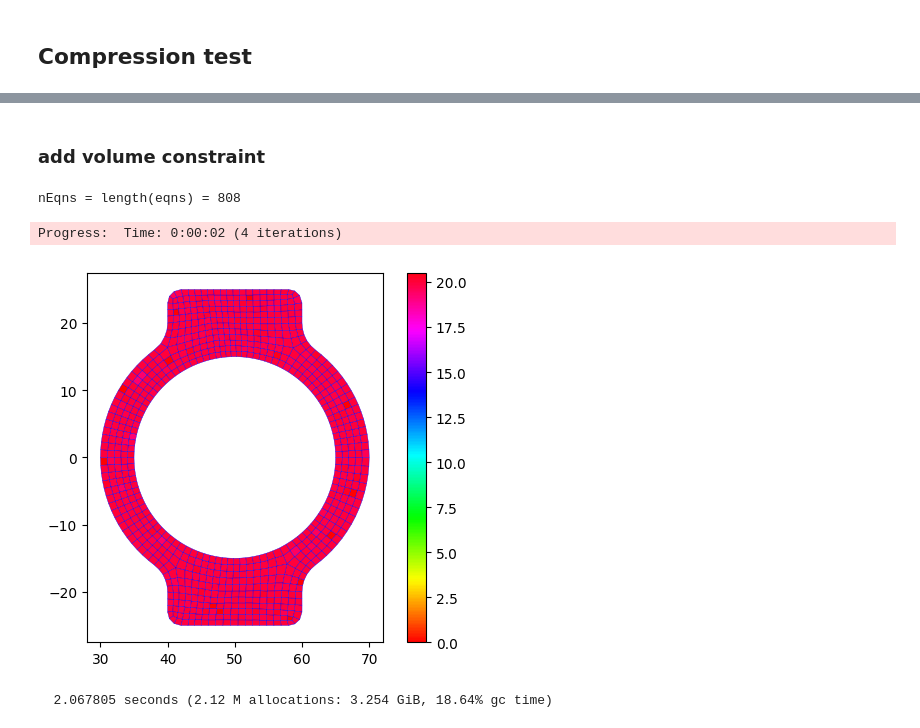
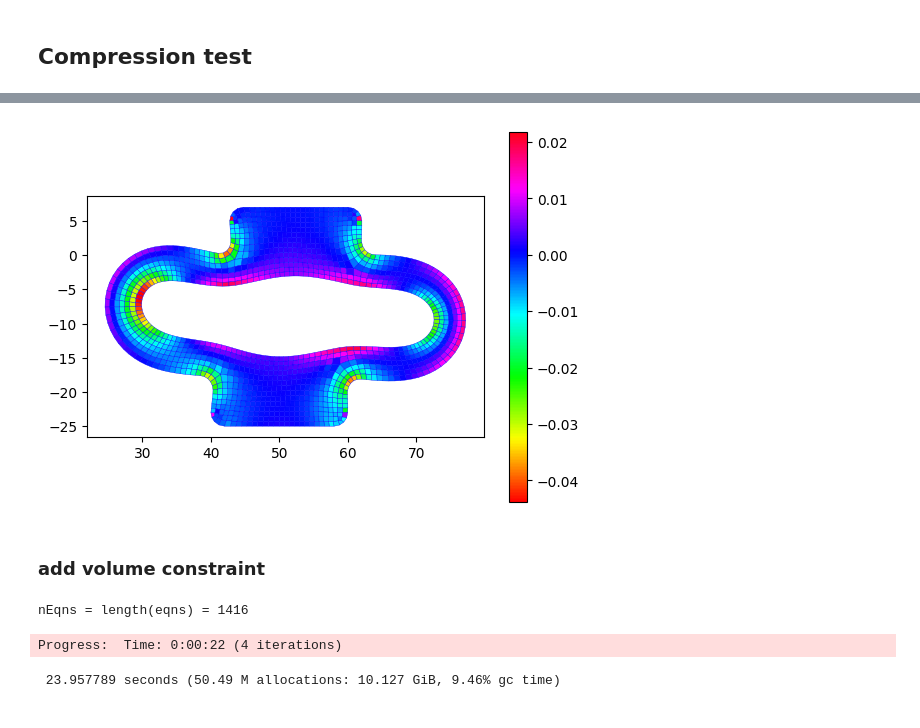
Before and after one commit to avigliotti/AD4SM.jl, a Jupyter notebook: examples/example_AxSymDomain.ipynb, the cells around one changed output, grey strips where cells are left out. Cells and saved outputs as stored; diff of their text form; code cells hidden in the pictures.

```diff
--- a/examples/example_AxSymDomain.ipynb
+++ b/examples/example_AxSymDomain.ipynb
@@ -170,0 +187,8 @@ V0 = get_vol(pos0) = 221925.20483454564
+# %%
+#eqns = [Elements.ConstEq(x->elem.V*(Elements.getJ(Elements.getF(elem, x))-1),
+#                               idxu[:,elem.nodes][:], adiff.D2)
+#        for elem in elems]
+
+eqns = []
+@show nEqns = length(eqns)
+;
@@ -170,0 +197,14 @@ V0 = get_vol(pos0) = 221925.20483454564
+# %%
+# displacement boundary conditions
+u0     = 1e-5randn(2, nNodes)
+idxu   = LinearIndices(u0)
+bifree = trues(size(u0))
+λ      = zeros(nEqns)
+
+bifree[:,id_btm] .= false
+bifree[2,id_top] .= false
+
+u0[:,id_btm] .= 0
+u0[2,id_top] .= 0
+
+;
@@ -171,3 +245,12 @@ V0 = get_vol(pos0) = 221925.20483454564
+# %%
+cfig = PyPlot.figure()
+
+ax1  = cfig.add_subplot(1,1,1)
+plot_model(elems, nodes, cfig=cfig, ax=ax1,
+  u=allus_e[end][1], Φ=get_I3(elems, allus_e[end][1]).-1)
+;
+# %% [output]
+[figure, added]
 # %% [markdown]
 ### add volume constraint
 # %%
@@ -188,16 +271,15 @@ EqsV = vcat(
       end for (ii,idx) in enumerate(id_eqs_DoFs)] ...,
   Elements.ConstEq(x->sum(x)-V0, nDoFsu+1:nDoFsu+nGropus, adiff.D2))
 
-EqsM = [Elements.ConstEq(x->elem.V*(Elements.getJ(Elements.getF(elem, x))-1),
+EqsM = [Elements.ConstEq(x->Elements.getJ(elem, x)-1,
                                idxu[:,elem.nodes][:], adiff.D2)
         for elem in elems]
-
-
 eqns  = vcat(EqsV..., EqsM...)
+# eqns  = EqsV
 @show nEqns = length(eqns)
 ;
 # %% [output]
-nEqns = length(eqns) = 808
+nEqns = length(eqns) = 1416
 # %%
 # displacement boundary conditions
 idxu   = LinearIndices((2,nNodes))
@@ -210,14 +300,14 @@ bifree[idxu[2,id_top]] .= false
 ;
 # %%
 @time Elements.solvestep!(elems,
-        u0, bifree, λ=λ, bprogress=true, becho=false, dTol=dTol, eqns=eqns)
-plot_model(elems, nodes, u = u0, Φ=λ)
-PyPlot.plot(pos0[1,:]+u0[1,id_srtd], pos0[2,:]+u0[2,id_srtd], color=:b)
+        u0, bifree, λ=λ, bprogress=true, becho=false,
+        dTolu=1e-5, dTole=1e-3, eqns=eqns)
+# plot_model(elems, nodes, u = u0, Φ=λ)
+# PyPlot.plot(pos0[1,:]+u0[1,id_srtd], pos0[2,:]+u0[2,id_srtd], color=:b)
 ;
 # %% [output]
-Progress:  Time: 0:00:02 (4 iterations)
+Progress:  Time: 0:00:22 (4 iterations)
-[figure, removed]
-  2.067805 seconds (2.12 M allocations: 3.254 GiB, 18.64% gc time)
+ 23.957789 seconds (50.49 M allocations: 10.127 GiB, 9.46% gc time)
 # %%
 u           = copy(u0)
 u[:,id_btm] .= 0
```
Also changed, not shown: parts of 22 cells of this notebook, 2 other files.
